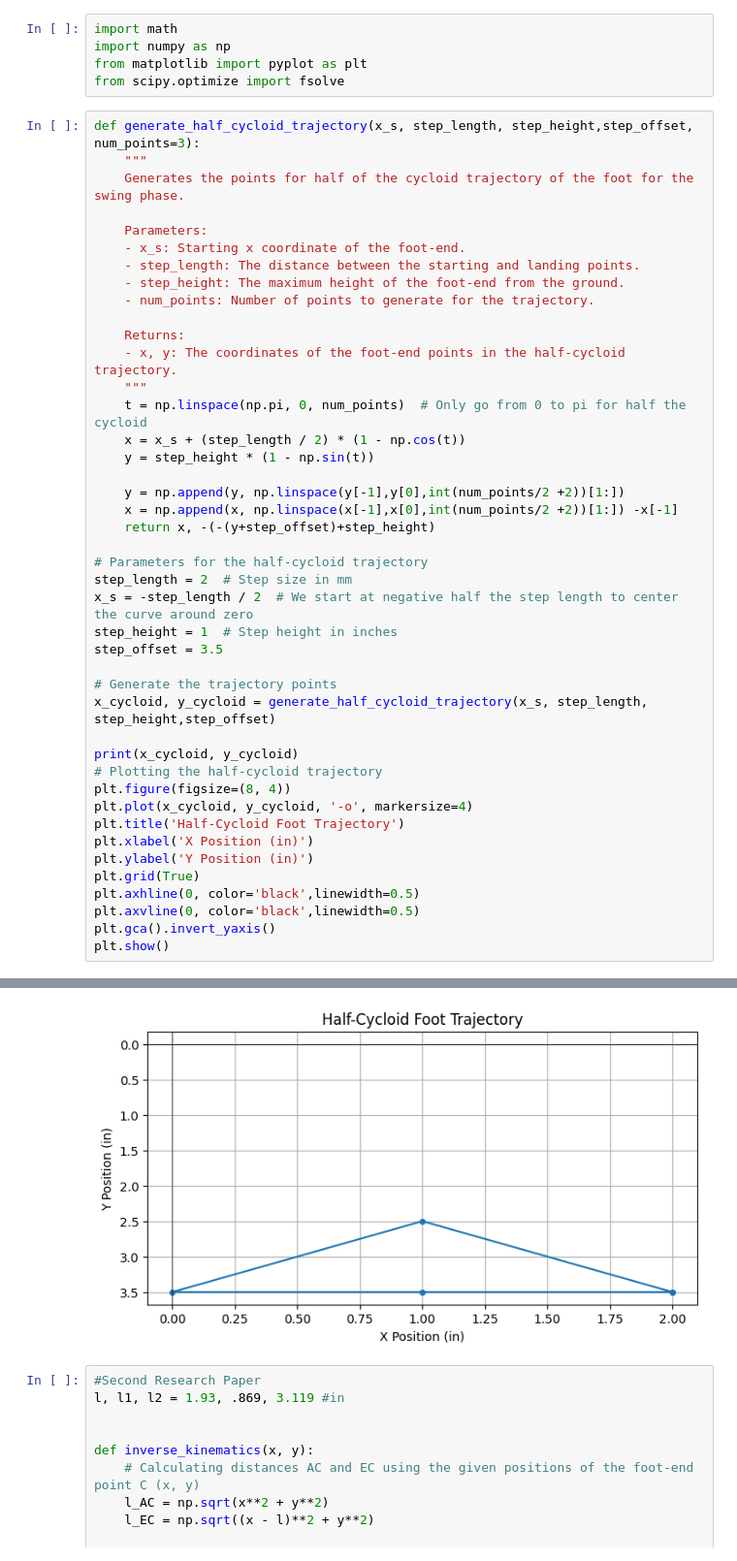
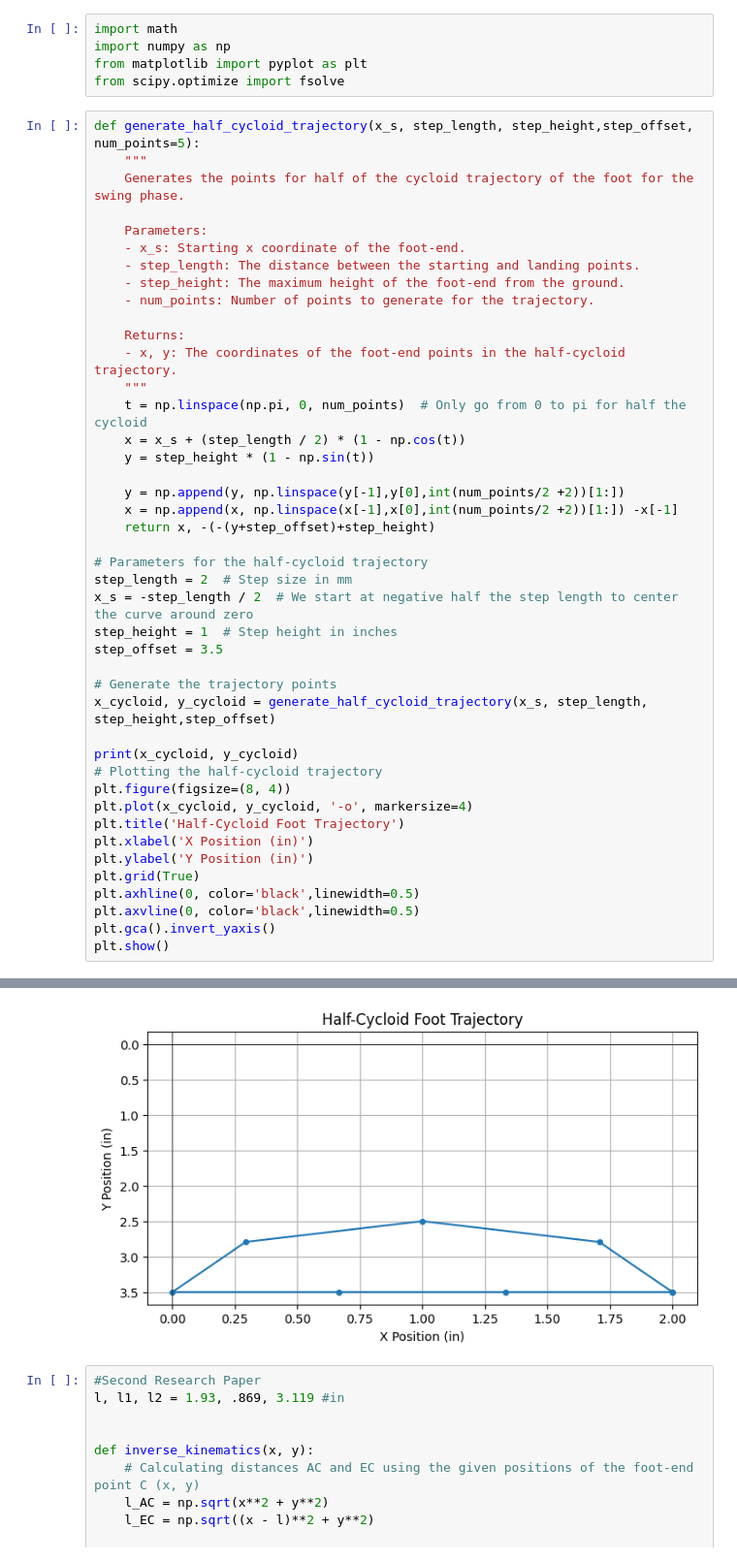
Before and after one commit to aamosu/RRR-Capstone-, a Jupyter notebook: motionPlaning/Trajectory.ipynb, the cells around one changed output, grey strips where cells are left out. Shown: that part at 97% size. Saved outputs shown, nothing was run; the diff lists cells and outputs as text.

```diff
--- a/motionPlaning/Trajectory.ipynb
+++ b/motionPlaning/Trajectory.ipynb
@@ -4,7 +4,7 @@ import numpy as np
 from matplotlib import pyplot as plt
 from scipy.optimize import fsolve
 # %%
-def generate_half_cycloid_trajectory(x_s, step_length, step_height,step_offset, num_points=3):
+def generate_half_cycloid_trajectory(x_s, step_length, step_height,step_offset, num_points=5):
     """
     Generates the points for half of the cycloid trajectory of the foot for the swing phase.
 
@@ -51,4 +53,4 @@ plt.show()
-[figure, old version]
+[figure, new version]
 # %%
 #Second Research Paper
 l, l1, l2 = 1.93, .869, 3.119 #in
```
Also changed, not shown: parts of 1 cell of this notebook, 2 other files.
